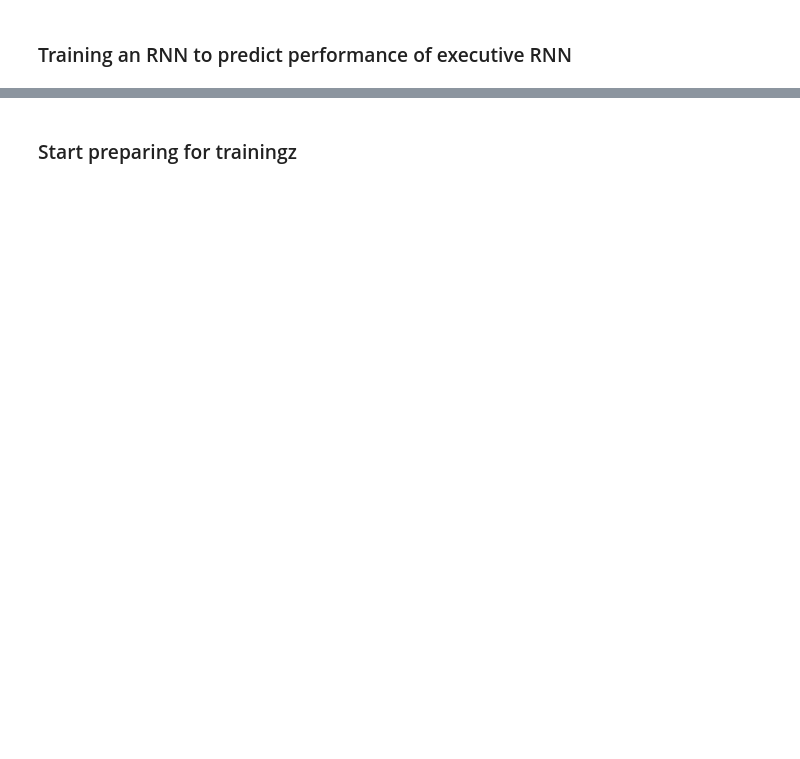
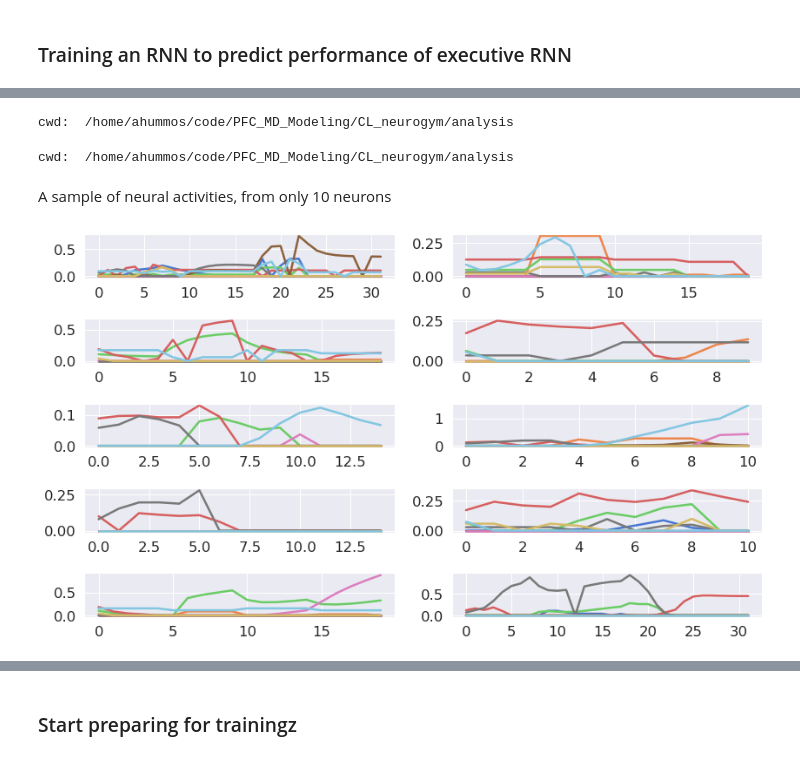
Before and after one commit to weilongzheng/PFC_MD_Modeling, a Jupyter notebook: CL_neurogym/analysis/cognitive_observer.ipynb, the cells around one changed output, grey strips where cells are left out. Drawn from its saved outputs; the diff is of its cells as text; code cells hidden in the pictures; blank space fills up the shorter version.

```diff
--- a/CL_neurogym/analysis/cognitive_observer.ipynb
+++ b/CL_neurogym/analysis/cognitive_observer.ipynb
@@ -191,0 +82,39 @@ gradients = np.concatenate(gradients, axis=0)
+# %%
+# load data
+import os
+print('cwd: ', os.getcwd())
+exp_name = 'correlated_gates'
+config_file = './../files/'+exp_name+ '/config_0_-0.3_2000.0_gaus_cut_tc_mul_gates.npy'
+file1 = './../files/'+exp_name+ '/testing_log_0_-0.3_2000.0_gaus_cut_tc_mul_gates.npy'
+training_file1 = './../files/'+exp_name+ '/training_log_0_-0.3_2000.0_gaus_cut_tc_mul_gates.npy'
+
+config = np.load(config_file, allow_pickle=True).item()
+testing_log = log = np.load( file1, allow_pickle=True).item()
+training_log = np.load(training_file1, allow_pickle=True).item()
+# %% [output]
+cwd:  /home/ahummos/code/PFC_MD_Modeling/CL_neurogym/analysis
+# %%
+# load data
+import os
+print('cwd: ', os.getcwd())
+exp_name = 'order_order_order'
+config_file = './../files/'+exp_name+ '/config_0_-0.3_100.0_gaus_cut_tc_mul_gates.npy'
+file1 = './../files/'+exp_name+ '/testing_log_0_-0.3_100.0_gaus_cut_tc_mul_gates.npy'
+training_file1 = './../files/'+exp_name+ '/training_log_0_-0.3_100.0_gaus_cut_tc_mul_gates.npy'
+
+config = np.load(config_file, allow_pickle=True).item()
+testing_log = log = np.load( file1, allow_pickle=True).item()
+training_log = np.load(training_file1, allow_pickle=True).item()
+# %% [output]
+cwd:  /home/ahummos/code/PFC_MD_Modeling/CL_neurogym/analysis
+# %% [markdown]
+A sample of neural activities, from only 10 neurons
+# %%
+fig, axes = plt.subplots(5, 2, figsize = [12, 7] )
+
+for i in range(10):
+    idx = rng.integers(0, len(training_log.sampled_act))
+    _=axes.flatten()[i].plot(training_log.sampled_act[idx][:,0,:])
+fig.tight_layout()
+# %% [output]
+[figure, added]
```
Also changed, not shown: parts of 39 cells of this notebook, 6 other files.
